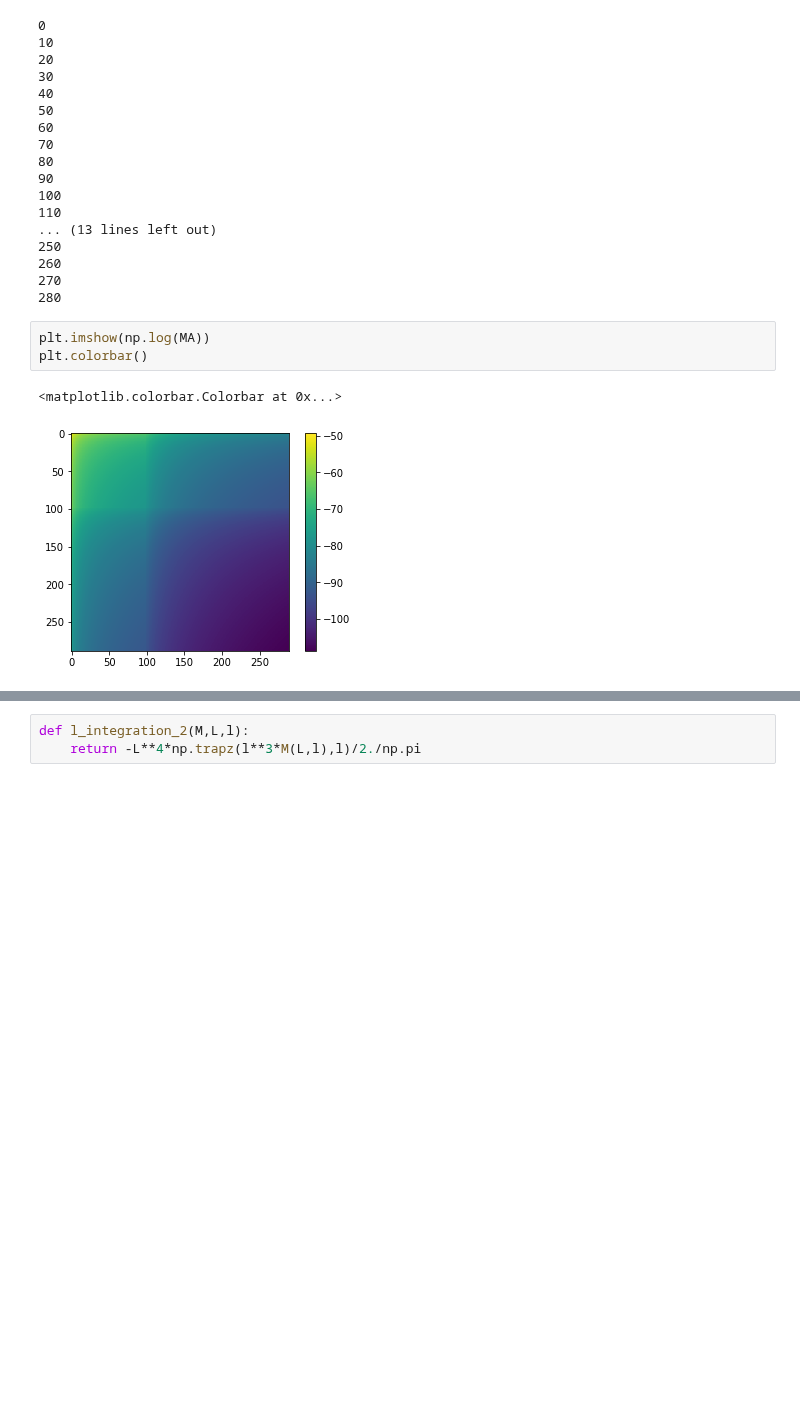
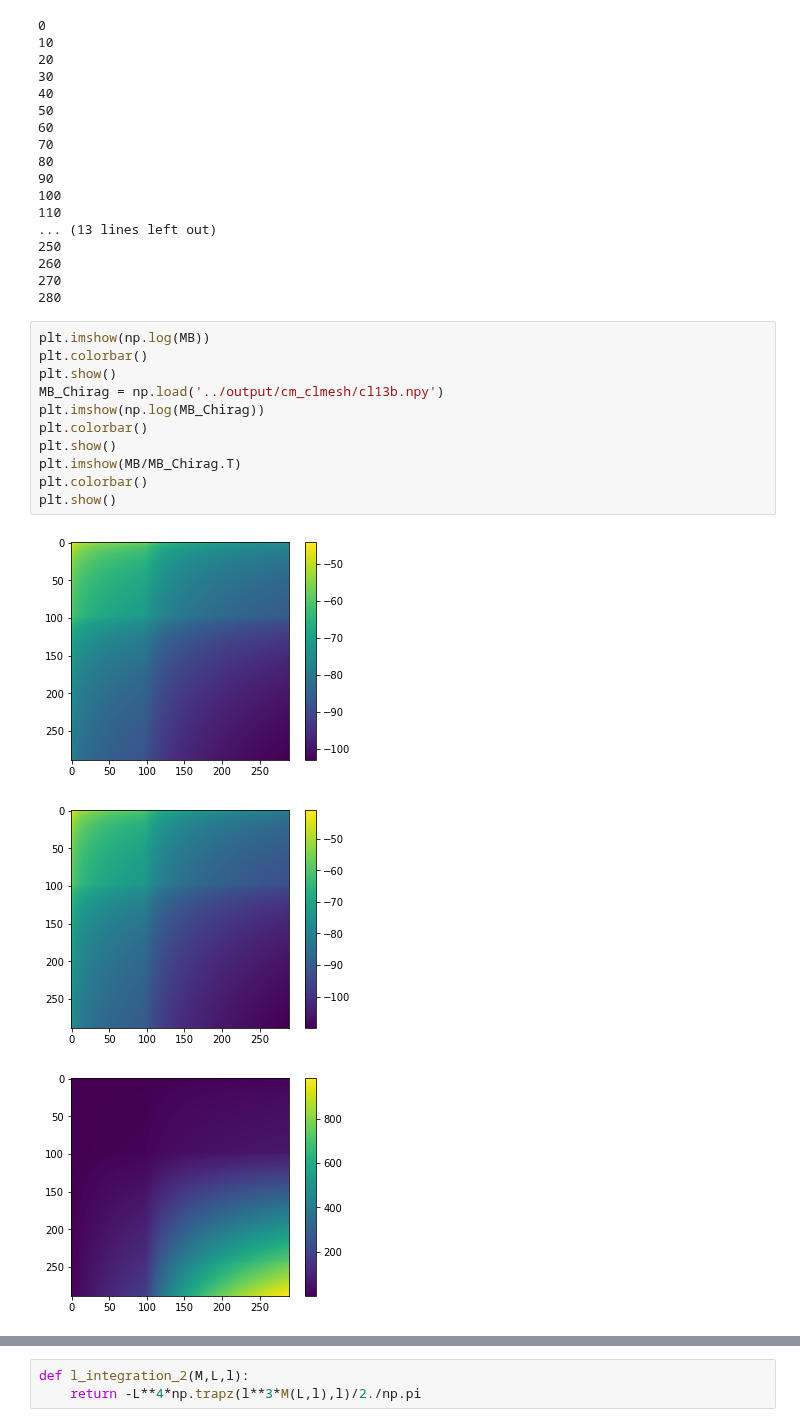
Before and after one commit to VMBoehm/postlimber, a Jupyter notebook: notebooks/PostBornTerms without Limber new approach- additional terms.ipynb, the cells around one changed output, grey strips where cells are left out. Saved outputs shown, nothing was run; the diff lists cells and outputs as text; blank space fills up the shorter version.

```diff
--- a/notebooks/PostBornTerms without Limber new approach- additional terms.ipynb
+++ b/notebooks/PostBornTerms without Limber new approach- additional terms.ipynb
@@ -255,10 +262,19 @@ MB = chimax *chi_cmb*result*1./np.pi**2/2.*prefac/4.*0.5
 260
 270
 280
-# %%
-plt.imshow(np.log(MA))
-plt.colorbar()
-# %% [output]
-<matplotlib.colorbar.Colorbar at 0x...>
-[figure, removed]
+# %%
+plt.imshow(np.log(MB))
+plt.colorbar()
+plt.show()
+MB_Chirag = np.load('../output/cm_clmesh/cl13b.npy')
+plt.imshow(np.log(MB_Chirag))
+plt.colorbar()
+plt.show()
+plt.imshow(MB/MB_Chirag.T)
+plt.colorbar()
+plt.show()
+# %% [output]
+[figure, added]
+[figure, added]
+[figure, added]
 # %%
```
Also changed, not shown: parts of 2 cells of this notebook, 2 other files.
